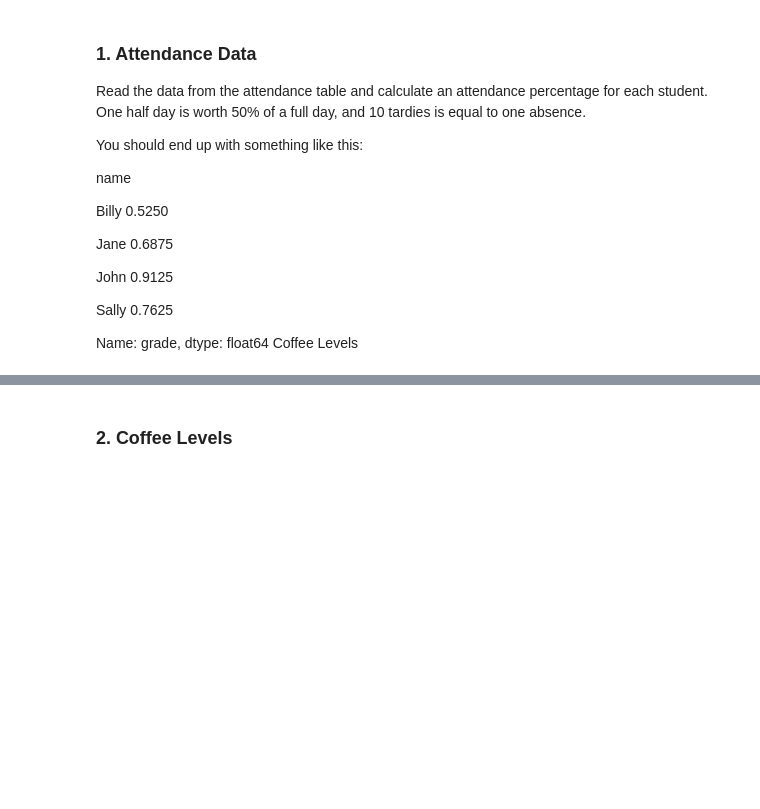
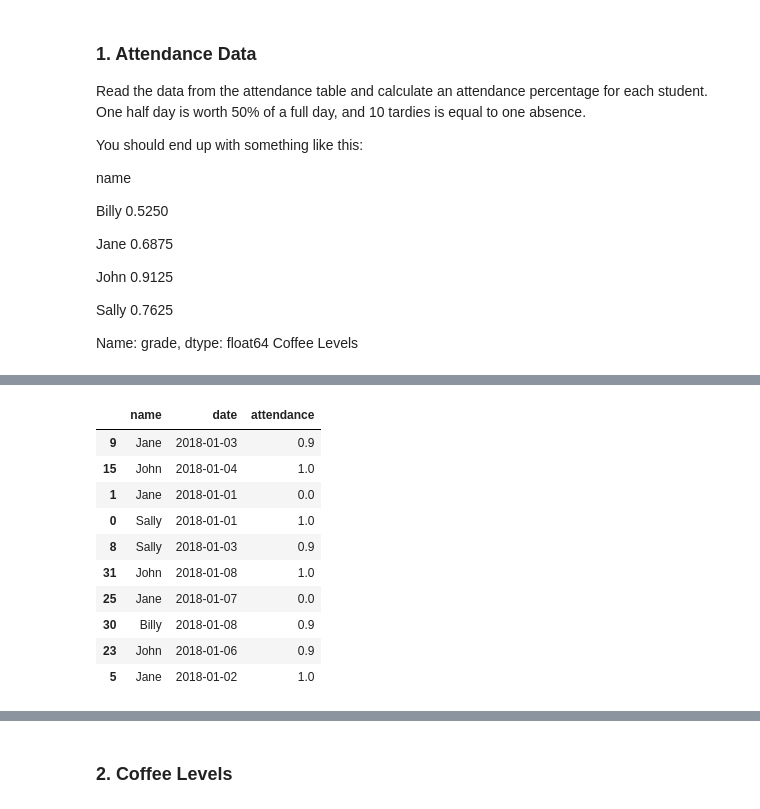
Before and after one commit to Yvette-Ibarra/classification-exercises, a Jupyter notebook: tidy_data.ipynb, the cells around one changed output, grey strips where cells are left out. Saved outputs shown, nothing was run; the diff lists cells and outputs as text; code cells hidden in the pictures; blank space fills up the shorter version.

```diff
--- a/tidy_data.ipynb
+++ b/tidy_data.ipynb
@@ -56,6 +82,0 @@ df
-# %%
-# rename columns to name
-df.rename(columns={'Unnamed: 0':'name'}, inplace = True)
-
-# drop date column
-df.drop(columns ='date', inplace = True)
@@ -62,6 +88,20 @@ df.drop(columns ='date', inplace = True)
 # %%
 # replace data values of attendance with floats relating to attendance
 df['attendance'].replace({'A':0,'P':1,'T':.9,'H':0.5}, inplace = True)
+# %%
+df.sample(10)
+# %% [output]
+|  | name | date | attendance |
+| 9 | Jane | 2018-01-03 | 0.9 |
+| 15 | John | 2018-01-04 | 1.0 |
+| 1 | Jane | 2018-01-01 | 0.0 |
+| 0 | Sally | 2018-01-01 | 1.0 |
+| 8 | Sally | 2018-01-03 | 0.9 |
+| 31 | John | 2018-01-08 | 1.0 |
+| 25 | Jane | 2018-01-07 | 0.0 |
+| 30 | Billy | 2018-01-08 | 0.9 |
+| 23 | John | 2018-01-06 | 0.9 |
+| 5 | Jane | 2018-01-02 | 1.0 |
 # %%
 # group by name to obtain average attendance
 attendance_avg = df.groupby('name').mean().astype('float')
```
Also changed, not shown: parts of 31 cells of this notebook.
